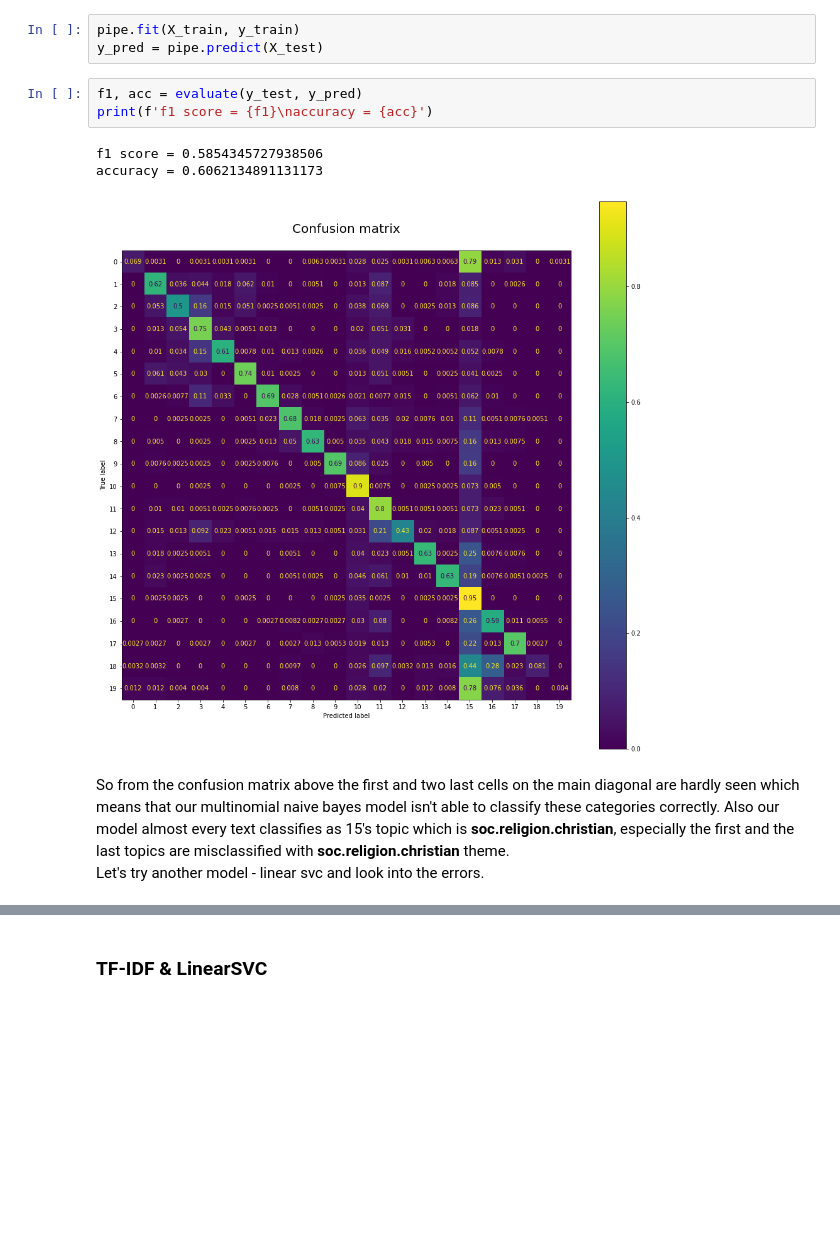
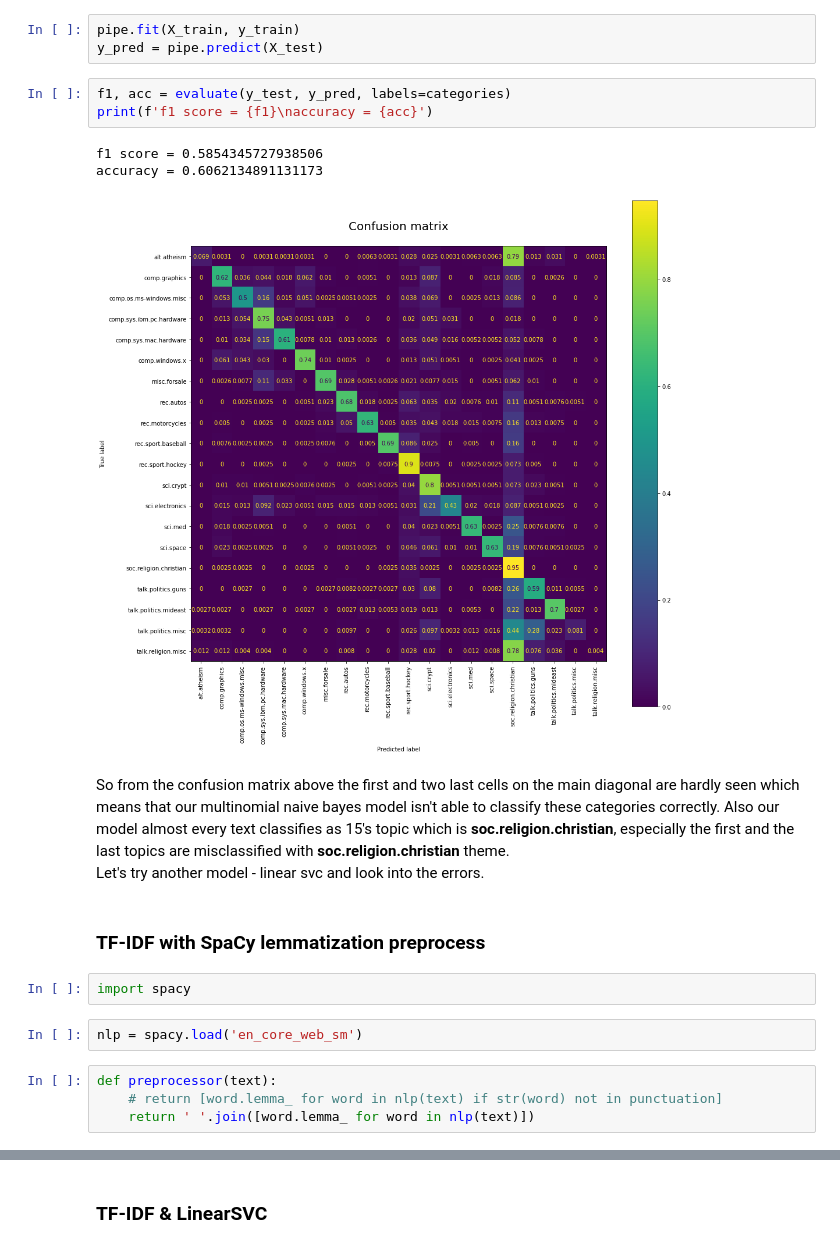
Before and after one commit to Dosann/NLP-text-classification, a Jupyter notebook: 20newsgroups.ipynb, the cells around one changed output, grey strips where cells are left out. Saved outputs shown, nothing was run; the diff lists cells and outputs as text; blank space fills up the shorter version.

Commit message:
Lemmatization before tf-idf

```diff
--- a/20newsgroups.ipynb
+++ b/20newsgroups.ipynb
@@ -120,11 +122,21 @@ pipe = Pipeline([
 pipe.fit(X_train, y_train)
 y_pred = pipe.predict(X_test)
 # %%
-f1, acc = evaluate(y_test, y_pred)
+f1, acc = evaluate(y_test, y_pred, labels=categories)
 print(f'f1 score = {f1}\naccuracy = {acc}')
 # %% [output]
 f1 score = 0.5854345727938506
 accuracy = 0.6062134891131173
-[figure, old version]
+[figure, new version]
 # %% [markdown]
 So from the confusion matrix above the first and two last cells on the main diagonal are hardly seen which means that our multinomial naive bayes model isn't able to classify these categories correctly. Also our model almost every text classifies as 15's topic which is **soc.religion.christian**, especially the first and the last topics are misclassified with **soc.religion.christian** theme. <br> Let's try another model - linear svc and look into the errors.
+# %% [markdown]
+### TF-IDF with SpaCy lemmatization preprocess
+# %%
+import spacy
+# %%
+nlp = spacy.load('en_core_web_sm')
+# %%
+def preprocessor(text):
+    # return [word.lemma_ for word in nlp(text) if str(word) not in punctuation]
+    return ' '.join([word.lemma_ for word in nlp(text)])
```
Also changed, not shown: parts of 35 cells of this notebook.
